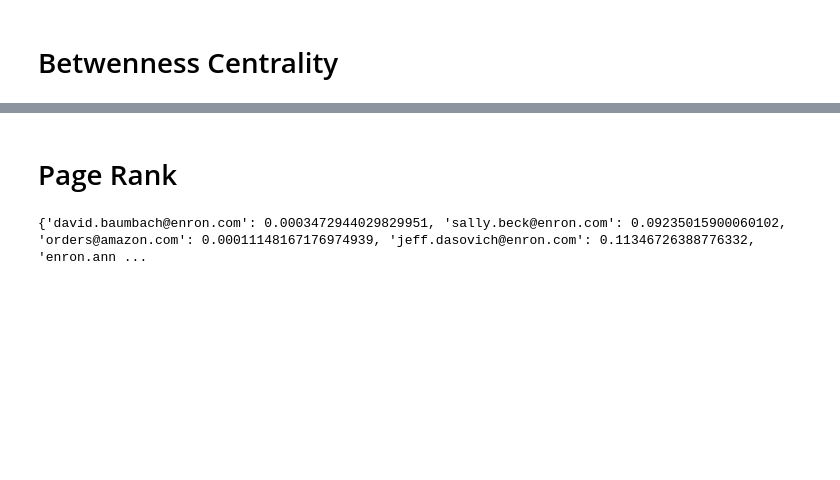
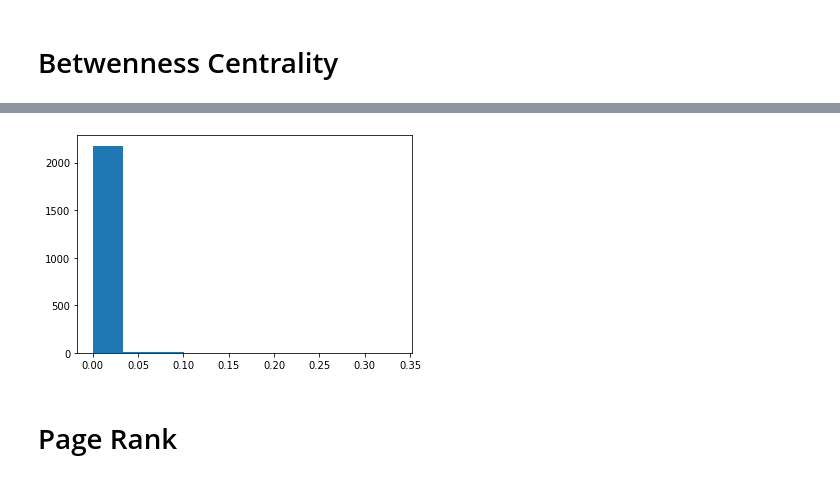
Before and after one commit to AidenWilliams/Enron-Text-and-Graph-Analysis, a Jupyter notebook: Task2/task2.ipynb, the cells around one changed output, grey strips where cells are left out. Drawn from its saved outputs; the diff is of its cells as text; code cells hidden in the pictures; blank space fills up the shorter version.

```diff
--- a/Task2/task2.ipynb
+++ b/Task2/task2.ipynb
@@ -423,5 +424,12 @@ DG = nx.DiGraph()
 for edge in new_edges.keys():
     DG.add_edge(edge[0], edge[1], weight=new_edges.get(edge))
 print(len(DG))
+
+random_X_nodes = [n for n in random.sample(list(dG.nodes), 300)]
+visual_edges = {k: edges.get(k) for k in edges if k[0] in random_X_nodes or k[1] in random_X_nodes}
+VG = nx.Graph()
+for edge in visual_edges.keys():
+    VG.add_edge(edge[0], edge[1], weight=visual_edges.get(edge))
+print(len(VG))
 # %% [output]
 4269
@@ -480,7 +509,7 @@ print(nx.betweenness_centrality(DG))
+# %%
+plt.hist(valsVG)
+plt.show()
+# %% [output]
+[figure, added]
 # %% [markdown]
 # Page Rank
-# %%
-pr = nx.pagerank(DG)
-print(pr)
-# %% [output]
-{'david.baumbach@enron.com': 0.0003472944029829951, 'sally.beck@enron.com': 0.09235015900060102, 'orders@amazon.com': 0.00011148167176974939, 'jeff.dasovich@enron.com': 0.11346726388776332, 'enron.ann ...
```
Also changed, not shown: parts of 20 cells of this notebook, 1 other file.
